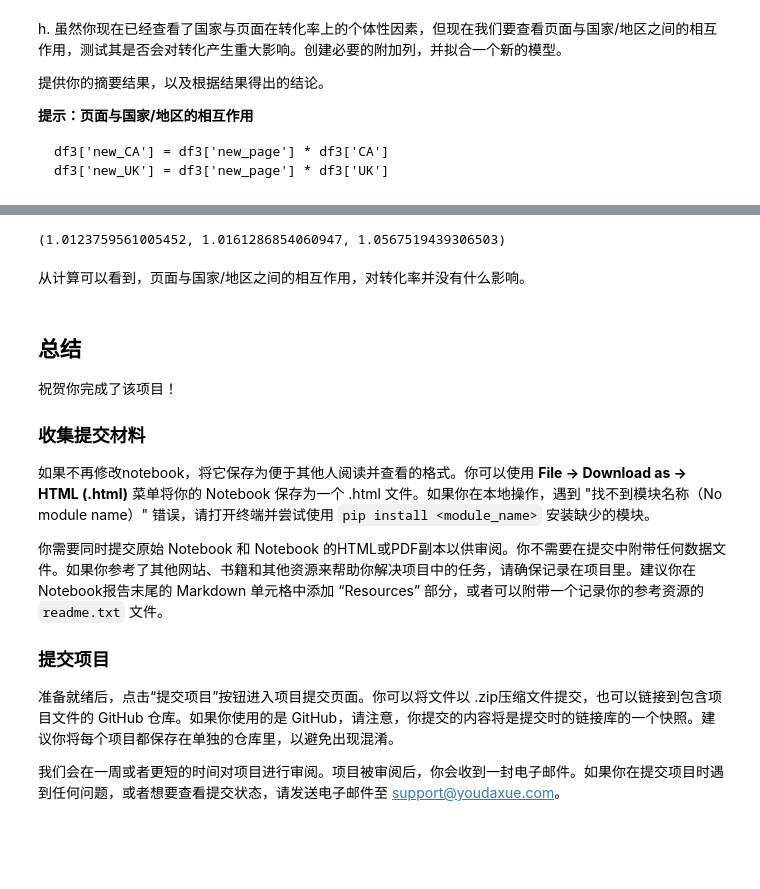
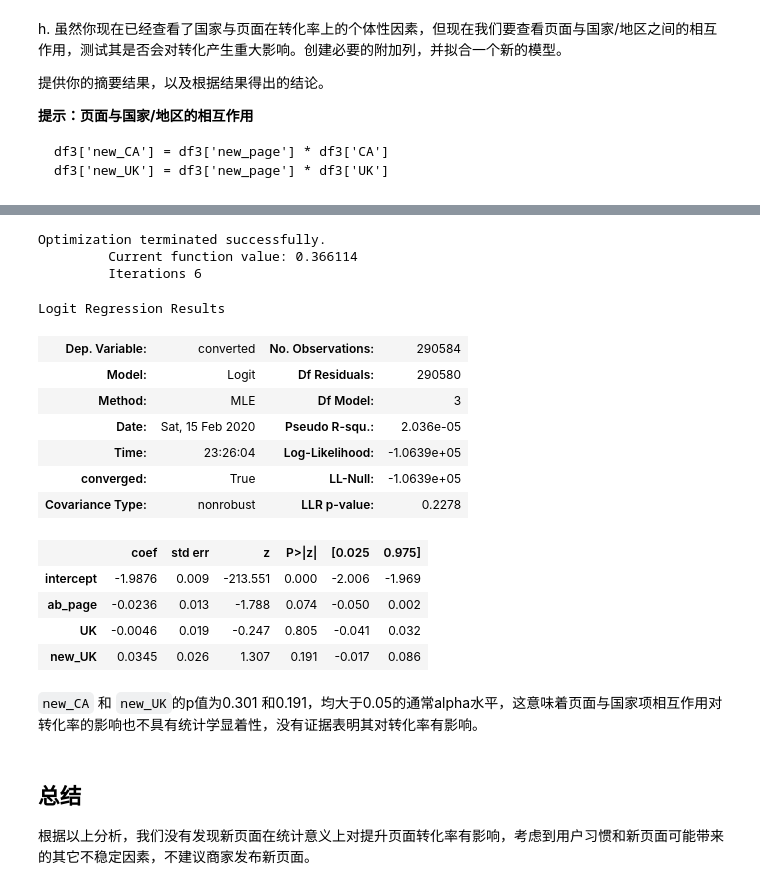
Before and after one commit to dionysians/data_analysis-project_4, a Jupyter notebook: analyze-ab-test-results-notebook-zh-0.ipynb, the cells around one changed output, grey strips where cells are left out. Cells and saved outputs as stored; diff of their text form; code cells hidden in the pictures; blank space fills up the shorter version.

```diff
--- a/analyze-ab-test-results-notebook-zh-0.ipynb
+++ b/analyze-ab-test-results-notebook-zh-0.ipynb
@@ -453,27 +449,32 @@ Logit Regression Results
 | ab_page | -0.0123 | 0.012 | -1.049 | 0.294 | -0.035 | 0.011 |
 | CA | -0.0160 | 0.037 | -0.429 | 0.668 | -0.089 | 0.057 |
 | new_CA | -0.0552 | 0.053 | -1.034 | 0.301 | -0.160 | 0.049 |
-# %%
-1/np.exp(-0.0123),1/np.exp(-0.0160),1/np.exp(-0.0552)
-# %% [output]
-(1.0123759561005452, 1.0161286854060947, 1.0567519439306503)
-# %% [markdown]
-从计算可以看到，页面与国家/地区之间的相互作用，对转化率并没有什么影响。
-# %% [markdown]
-<a id='conclusions'></a>
-## 总结
-
-祝贺你完成了该项目！
-
-### 收集提交材料
-
-如果不再修改notebook，将它保存为便于其他人阅读并查看的格式。你可以使用 __File -> Download as -> HTML (.html)__ 菜单将你的 Notebook 保存为一个 .html 文件。如果你在本地操作，遇到 "找不到模块名称（No module name）" 错误，请打开终端并尝试使用 `pip install <module_name>` 安装缺少的模块。
-
-你需要同时提交原始 Notebook 和 Notebook 的HTML或PDF副本以供审阅。你不需要在提交中附带任何数据文件。如果你参考了其他网站、书籍和其他资源来帮助你解决项目中的任务，请确保记录在项目里。建议你在 Notebook报告末尾的 Markdown 单元格中添加 “Resources” 部分，或者可以附带一个记录你的参考资源的 `readme.txt` 文件。
-
-
-### 提交项目
-
-准备就绪后，点击“提交项目”按钮进入项目提交页面。你可以将文件以 .zip压缩文件提交，也可以链接到包含项目文件的 GitHub 仓库。如果你使用的是 GitHub，请注意，你提交的内容将是提交时的链接库的一个快照。建议你将每个项目都保存在单独的仓库里，以避免出现混淆。
-
-我们会在一周或者更短的时间对项目进行审阅。项目被审阅后，你会收到一封电子邮件。如果你在提交项目时遇到任何问题，或者想要查看提交状态，请发送电子邮件至 support@youdaxue.com。
+# %%
+df3['intercept']=1
+logit_mod=sm.Logit(df3.converted,df3[['intercept','ab_page','UK','new_UK',]])
+result=logit_mod.fit()
+result.summary()
+# %% [output]
+Optimization terminated successfully.
+         Current function value: 0.366114
+         Iterations 6
+Logit Regression Results
+| Dep. Variable: | converted | No. Observations: | 290584 |
+| Model: | Logit | Df Residuals: | 290580 |
+| Method: | MLE | Df Model: | 3 |
+| Date: | Sat, 15 Feb 2020 | Pseudo R-squ.: | 2.036e-05 |
+| Time: | 23:26:04 | Log-Likelihood: | -1.0639e+05 |
+| converged: | True | LL-Null: | -1.0639e+05 |
+| Covariance Type: | nonrobust | LLR p-value: | 0.2278 |
+|  | coef | std err | z | P>|z| | [0.025 | 0.975] |
+| intercept | -1.9876 | 0.009 | -213.551 | 0.000 | -2.006 | -1.969 |
+| ab_page | -0.0236 | 0.013 | -1.788 | 0.074 | -0.050 | 0.002 |
+| UK | -0.0046 | 0.019 | -0.247 | 0.805 | -0.041 | 0.032 |
+| new_UK | 0.0345 | 0.026 | 1.307 | 0.191 | -0.017 | 0.086 |
+# %% [markdown]
+`new_CA` 和 `new_UK`的p值为0.301 和0.191，均大于0.05的通常alpha水平，这意味着页面与国家项相互作用对转化率的影响也不具有统计学显着性，没有证据表明其对转化率有影响。
+# %% [markdown]
+<a id='conclusions'></a>
+## 总结
+
+根据以上分析，我们没有发现新页面在统计意义上对提升页面转化率有影响，考虑到用户习惯和新页面可能带来的其它不稳定因素，不建议商家发布新页面。
```
Also changed, not shown: parts of 16 cells of this notebook, 1 other file.
